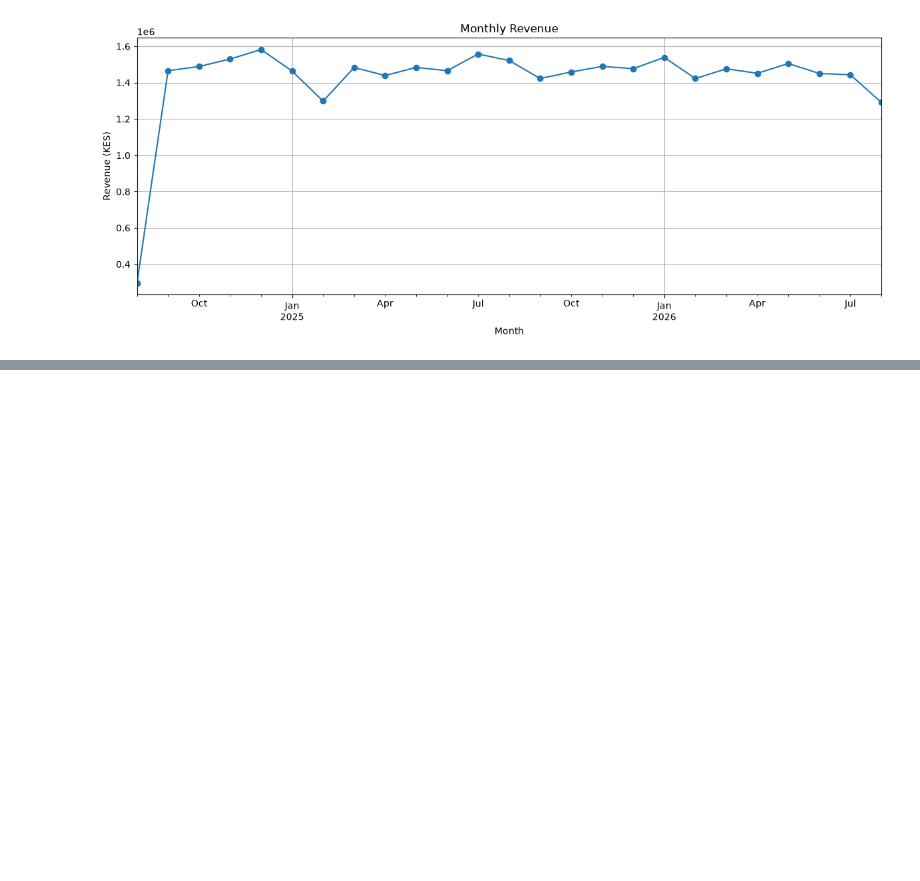
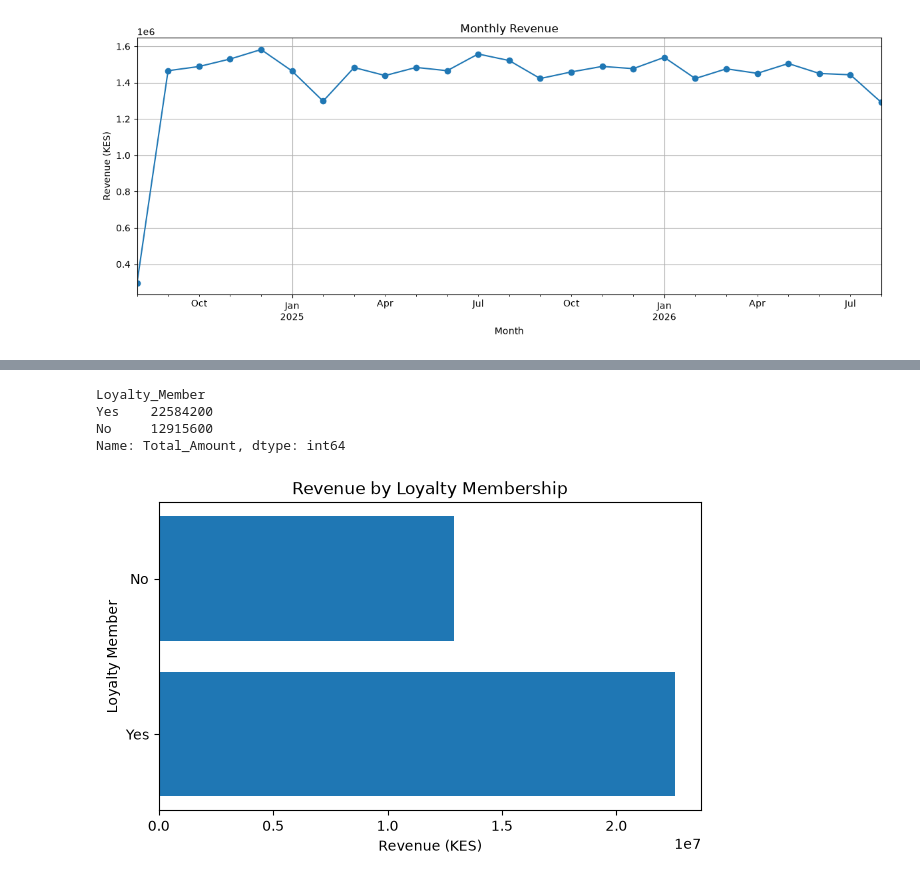
Before and after one commit to whitneygituara/brew-bean-sales-analysis, a Jupyter notebook: notebooks/03_exploratory_analysis.ipynb, the cells around one changed output, grey strips where cells are left out. Saved outputs shown, nothing was run; the diff lists cells and outputs as text; code cells hidden in the pictures; blank space fills up the shorter version.

Commit message:
Completed data cleaning and exploratory analysis

```diff
--- a/notebooks/03_exploratory_analysis.ipynb
+++ b/notebooks/03_exploratory_analysis.ipynb
@@ -266,0 +435,9 @@ plt.show()
+# %%
+# Merge customer information into the sales data
+sales_loyalty = sales_df.merge(
+    customers_df[["Customer_ID", "Loyalty_Member"]],
+    on="Customer_ID",
+    how="left"
+)
+
+sales_loyalty.head()
@@ -266,0 +451,29 @@ plt.show()
+# %%
+# Revenue by Loyalty Member
+loyalty_revenue = (
+    sales_loyalty.groupby("Loyalty_Member")["Total_Amount"]
+    .sum()
+    .sort_values(ascending=False)
+)
+
+print(loyalty_revenue)
+# %% [output]
+Loyalty_Member
+Yes    22584200
+No     12915600
+Name: Total_Amount, dtype: int64
+# %%
+plt.figure(figsize=(7,4))
+
+plt.barh(
+    loyalty_revenue.index,
+    loyalty_revenue.values
+)
+
+plt.title("Revenue by Loyalty Membership")
+plt.xlabel("Revenue (KES)")
+plt.ylabel("Loyalty Member")
+
+plt.show()
+# %% [output]
+[figure, added]
```
Also changed, not shown: parts of 19 cells of this notebook, 5 other files.
